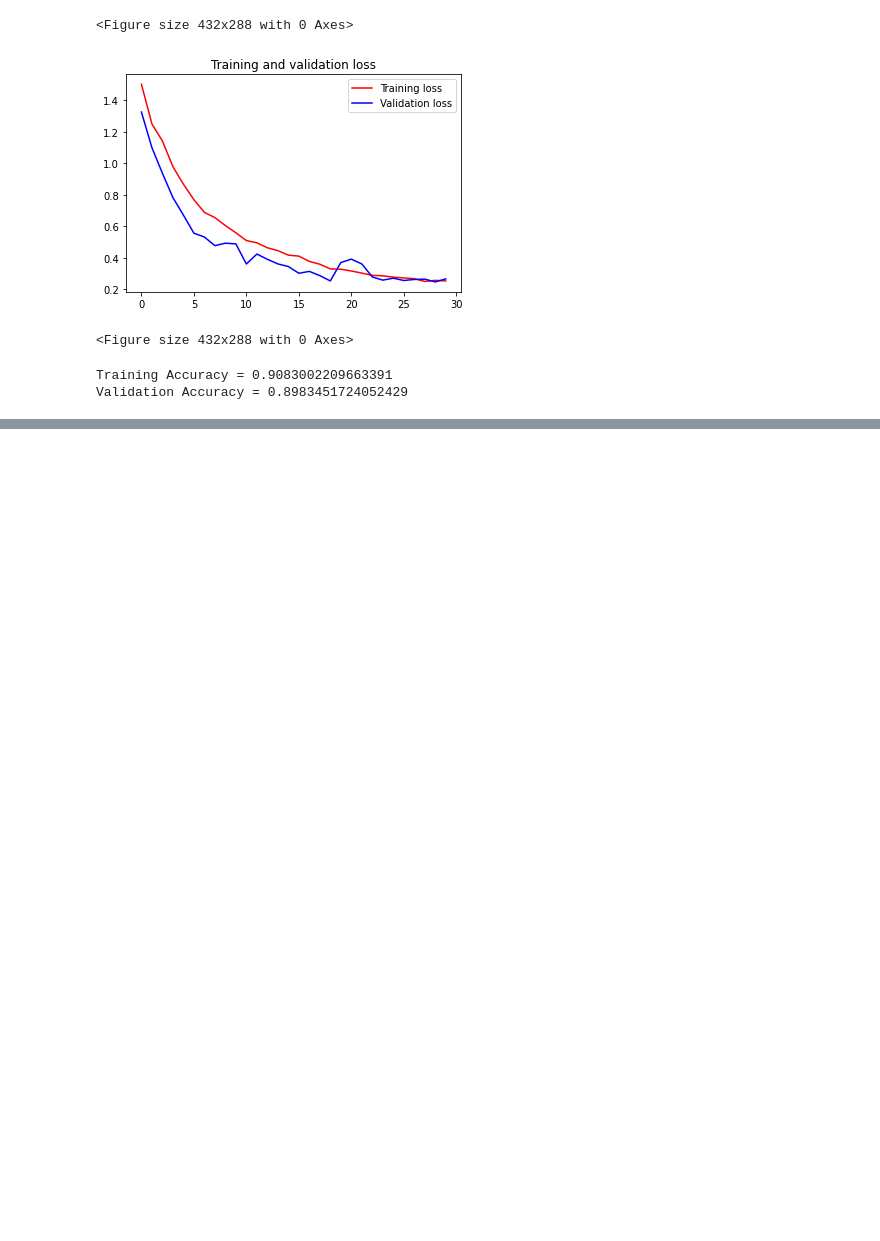
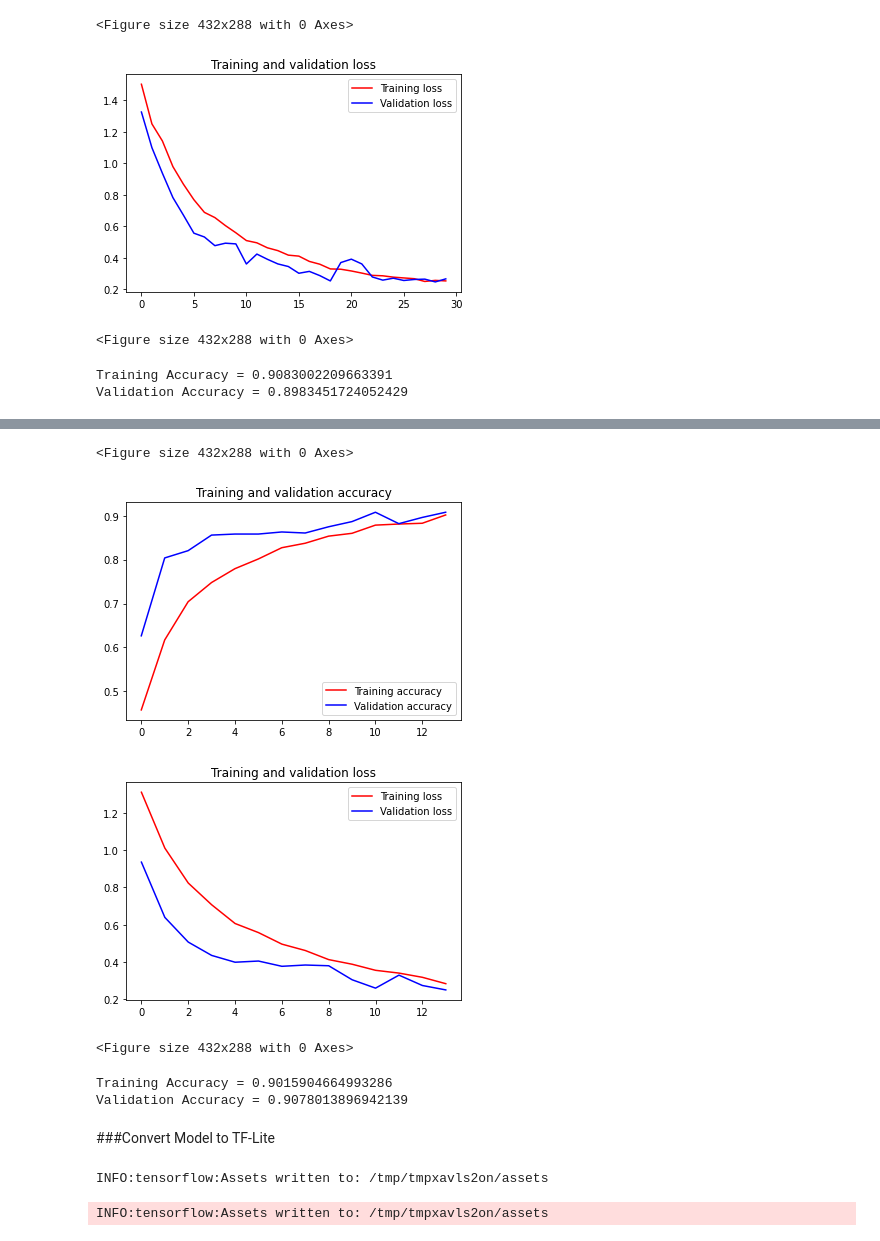
Before and after one commit to JuliusIvander/Bangkit-Final-Project, a Jupyter notebook: Bangkit_Final_Project_Notebook.ipynb, the cells around one changed output, grey strips where cells are left out. Cells and saved outputs as stored; diff of their text form; code cells hidden in the pictures; blank space fills up the shorter version.

Commit message:
[Model 2] Acc: 90.15 Val_Acc: 90.78 Loss: 0.28 Val_Loss: 0.25 | Note: Adding new model, changing input shape, batch size, and some image augmentation

```diff
--- a/Bangkit_Final_Project_Notebook.ipynb
+++ b/Bangkit_Final_Project_Notebook.ipynb
@@ -109,15 +110,15 @@ validation_datagen = ImageDataGenerator(
 
 train_data = train_datagen.flow_from_directory(
     directory = './furniture-images/img/train',
-    target_size = (180, 180),
-    batch_size = 64,
+    target_size = (224, 224),
+    batch_size = 8,
     shuffle=True
 )
 
 validation_data = validation_datagen.flow_from_directory(
     directory = './furniture-images/img/val',
-    target_size = (180, 180),
-    batch_size = 64
+    target_size = (224, 224),
+    batch_size = 8
 )
 # %% [output]
 Found 4024 images belonging to 5 classes.
@@ -223,0 +243,5 @@ Validation Accuracy = 0.8983451724052429
+# %%
+model.compile(optimizer=tf.keras.optimizers.Adam(learning_rate=0.0001),
+              loss='categorical_crossentropy',
+              metrics='accuracy',
+              )
@@ -223,0 +268,10 @@ Validation Accuracy = 0.8983451724052429
+# %%
+es = EarlyStopping(monitor='val_accuracy', patience=3, verbose=1)
+# %%
+history = model.fit(train_data,
+                    steps_per_epoch=len(train_data),
+                    epochs=100,
+                    validation_data = validation_data,
+                    validation_steps=len(validation_data),
+                    callbacks = [es]
+                    )
@@ -223,0 +296,41 @@ Validation Accuracy = 0.8983451724052429
+# %%
+acc = history.history['accuracy']
+val_acc = history.history['val_accuracy']
+loss = history.history['loss']
+val_loss = history.history['val_loss']
+
+epochs = range(len(acc))
+
+plt.plot(epochs, acc, 'r', label='Training accuracy')
+plt.plot(epochs, val_acc, 'b', label='Validation accuracy')
+plt.title('Training and validation accuracy')
+plt.legend(loc=0)
+plt.figure()
+
+plt.plot(epochs, loss, 'r', label='Training loss')
+plt.plot(epochs, val_loss, 'b', label='Validation loss')
+plt.title('Training and validation loss')
+plt.legend(loc=0)
+plt.figure()
+# %% [output]
+<Figure size 432x288 with 0 Axes>
+[figure, added]
+[figure, added]
+<Figure size 432x288 with 0 Axes>
+# %%
+print("Training Accuracy = {}".format(acc[-1]))
+print("Validation Accuracy = {}".format(val_acc[-1]))
+# %% [output]
+Training Accuracy = 0.9015904664993286
+Validation Accuracy = 0.9078013896942139
+# %% [markdown]
+###Convert Model to TF-Lite
+# %%
+converter = tf.lite.TFLiteConverter.from_keras_model(model)
+tflite_model = converter.convert()
+
+with tf.io.gfile.GFile("/content/model_v2.tflite", "wb") as f:
+  f.write(tflite_model)
+# %% [output]
+INFO:tensorflow:Assets written to: /tmp/tmpxavls2on/assets
+INFO:tensorflow:Assets written to: /tmp/tmpxavls2on/assets
```
Also changed, not shown: parts of 5 cells of this notebook, 1 other file.
